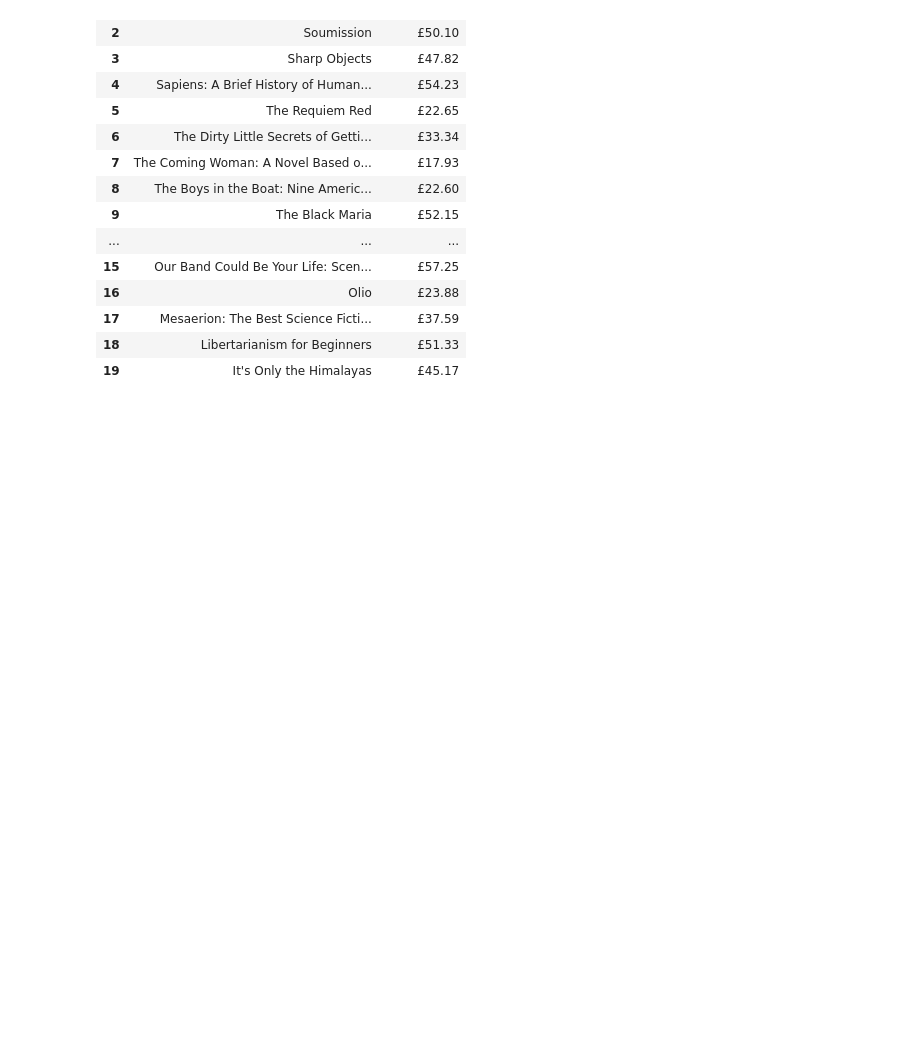
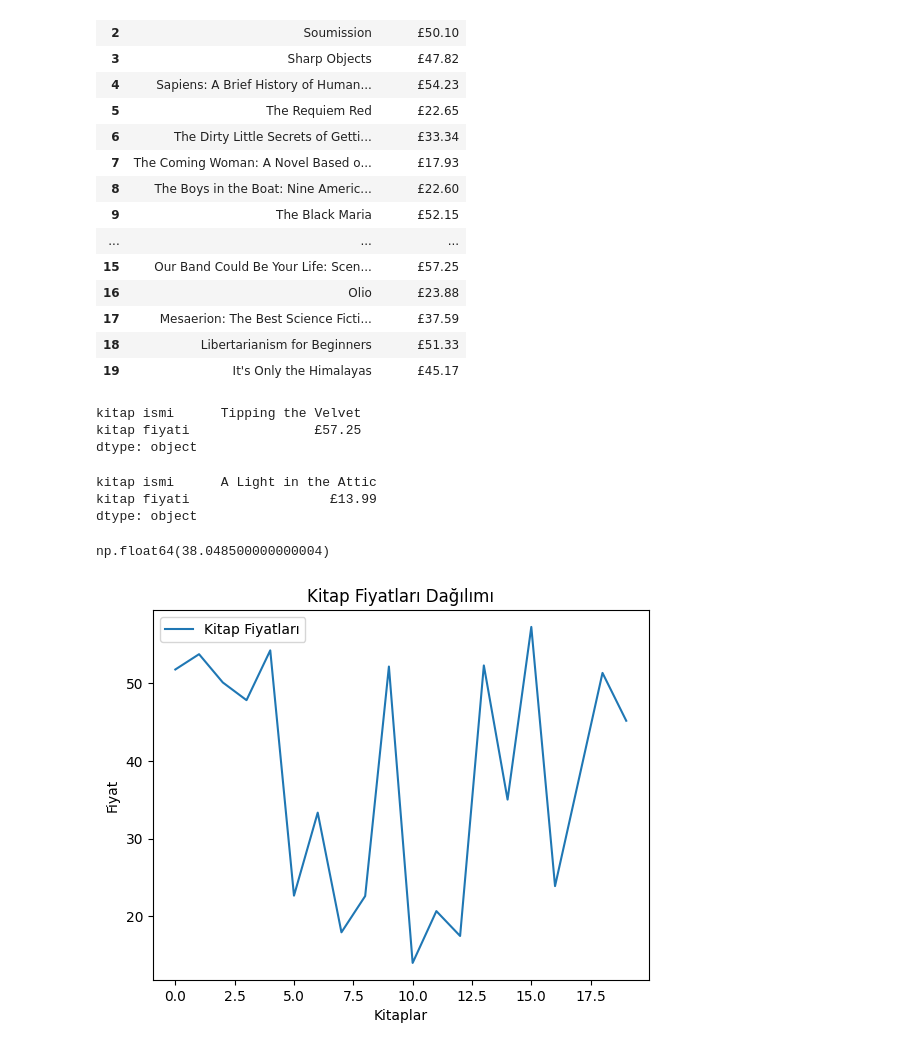
Before and after one commit to windlok/Web_Scraping_Projesi, a Jupyter notebook: Web_Scraping_Projesi.ipynb, the cells around one changed output. Drawn from its saved outputs; the diff is of its cells as text; code cells hidden in the pictures; blank space fills up the shorter version.

```diff
--- a/Web_Scraping_Projesi.ipynb
+++ b/Web_Scraping_Projesi.ipynb
@@ -93,3 +94,31 @@ yeniDataFrame
 | 17 | Mesaerion: The Best Science Ficti... | £37.59 |
 | 18 | Libertarianism for Beginners | £51.33 |
 | 19 | It's Only the Himalayas | £45.17 |
+# %%
+yeniDataFrame.max()
+# %% [output]
+kitap ismi      Tipping the Velvet
+kitap fiyati                £57.25
+dtype: object
+# %%
+yeniDataFrame.min()
+# %% [output]
+kitap ismi      A Light in the Attic
+kitap fiyati                  £13.99
+dtype: object
+# %%
+yeniDataFrame['kitap fiyati'] = yeniDataFrame['kitap fiyati'].str.replace('£','')
+yeniDataFrame['kitap fiyati'] = yeniDataFrame['kitap fiyati'].astype(float)
+ortalama_fiyat = yeniDataFrame['kitap fiyati'].mean()
+ortalama_fiyat
+# %% [output]
+np.float64(38.048500000000004)
+# %%
+plt.plot(yeniDataFrame['kitap fiyati'],label='Kitap Fiyatları')
+plt.xlabel('Kitaplar')
+plt.ylabel('Fiyat')
+plt.title('Kitap Fiyatları Dağılımı')
+plt.legend()
+plt.show()
+# %% [output]
+[figure, added]
```
Also changed, not shown: parts of 1 cell of this notebook.
